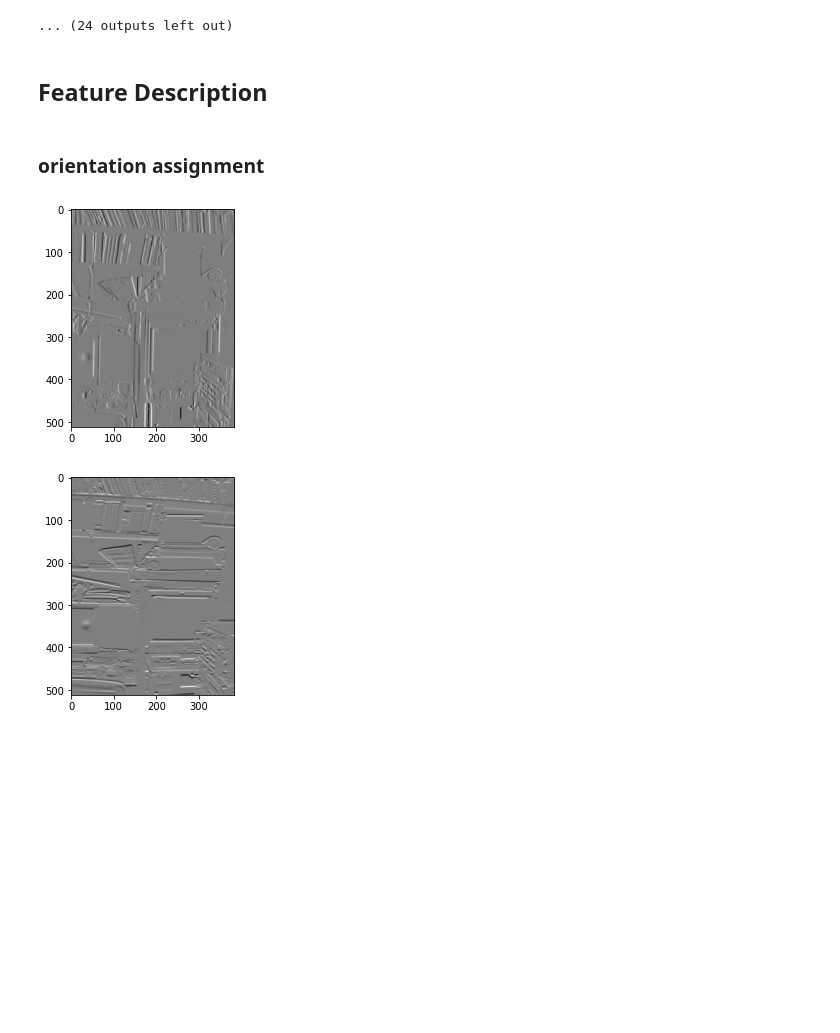
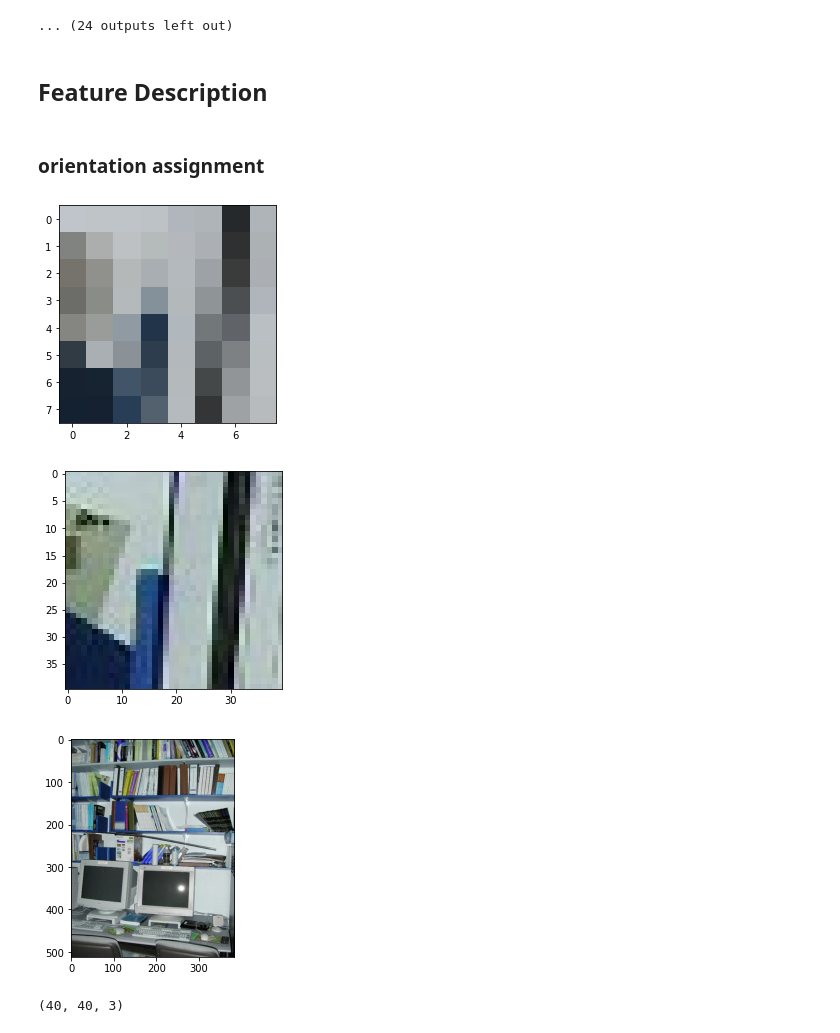
Before and after one commit to wlshih/vfx-image-stitching, a Jupyter notebook: code/msop.ipynb, the cells around one changed output. Drawn from its saved outputs; the diff is of its cells as text; code cells hidden in the pictures; blank space fills up the shorter version.

Commit message:
add feature description

```diff
--- a/code/msop.ipynb
+++ b/code/msop.ipynb
@@ -185,29 +189,48 @@ for img in imgs:
 143.20830272380763
 [figure]
 ... (24 outputs left out)
-# %% [markdown]
-## Feature Description
-# %% [markdown]
-### orientation assignment
-# %%
-# returns a set of theta angle, fmap = featurepoints
-def orientation_assignment(src, fmap=None, sigma=4.5):
-    Dx = cv2.Sobel(src, cv2.CV_64F, 1, 0, ksize=5)
-    Dy = cv2.Sobel(src, cv2.CV_64F, 0, 1, ksize=5)
-
-
-    u = filters.gaussian_filter(src, sigma)
-    plt.imshow(Dx,cmap='gray')
-    plt.show()
-    plt.imshow(Dy,cmap='gray')
-    plt.show()
-
-
-'''test'''
-im = IMGS[2].copy()
-gray = cv2.cvtColor(im,cv2.COLOR_BGR2GRAY)
-gray = np.float32(gray)
-orientation_assignment(gray)
-# %% [output]
-[figure, removed]
-[figure, removed]
+# %% [markdown]
+## Feature Description
+# %% [markdown]
+### orientation assignment
+# %%
+# extract patch from src (rectangle)
+def extract_patch(src, start, end):
+    x1 = start[0] if start[0] > 0 else 0
+    y1 = start[1] if start[1] > 0 else 0
+    x2 = end[0] if end[0] < src.shape[1] else src.shape[1]
+    y2 = end[1] if end[1] < src.shape[0] else src.shape[0]
+    patch = src[y1:y2, x1:x2].copy()
+    return patch
+
+# sample patch after gaussian smoothing
+def sample_patch(src, sigma=1.0, normalize=False):
+    # only 40x40 src are allowed
+    if src.shape[0] != 40 or src.shape[1] != 40:
+        raise Exception("patch sampling")
+    blurred = filters.gaussian_filter(src, sigma)
+    sampled = cv2.resize(blurred, (8,8))
+    norm = (sampled-np.mean(sampled))/np.std(sampled)
+    if normalize:
+        return norm
+    else:
+        return sampled
+
+# ''''''
+src = IMGS[3].copy()
+x, y, r = (100, 100, 20) # center
+patch40 = extract_patch(src, (x-r,y-r), (x+r,y+r))
+patch8 = sample_patch(patch40)
+
+plt.imshow(patch8)
+plt.show()
+plt.imshow(patch40)
+plt.show()
+plt.imshow(src)
+plt.show()
+patch40.shape
+# %% [output]
+[figure, added]
+[figure, added]
+[figure, added]
+(40, 40, 3)
```
Also changed, not shown: parts of 10 cells of this notebook.
